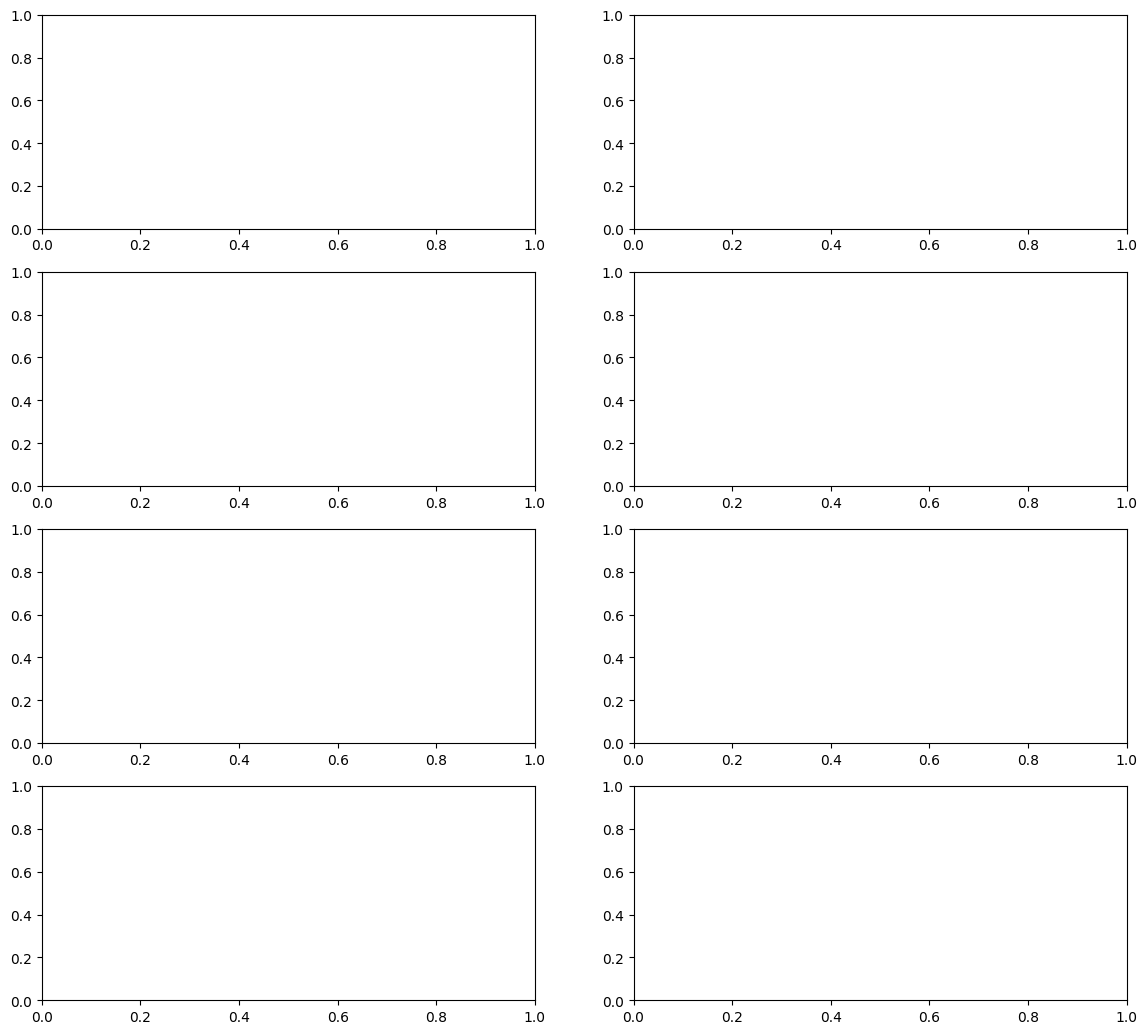
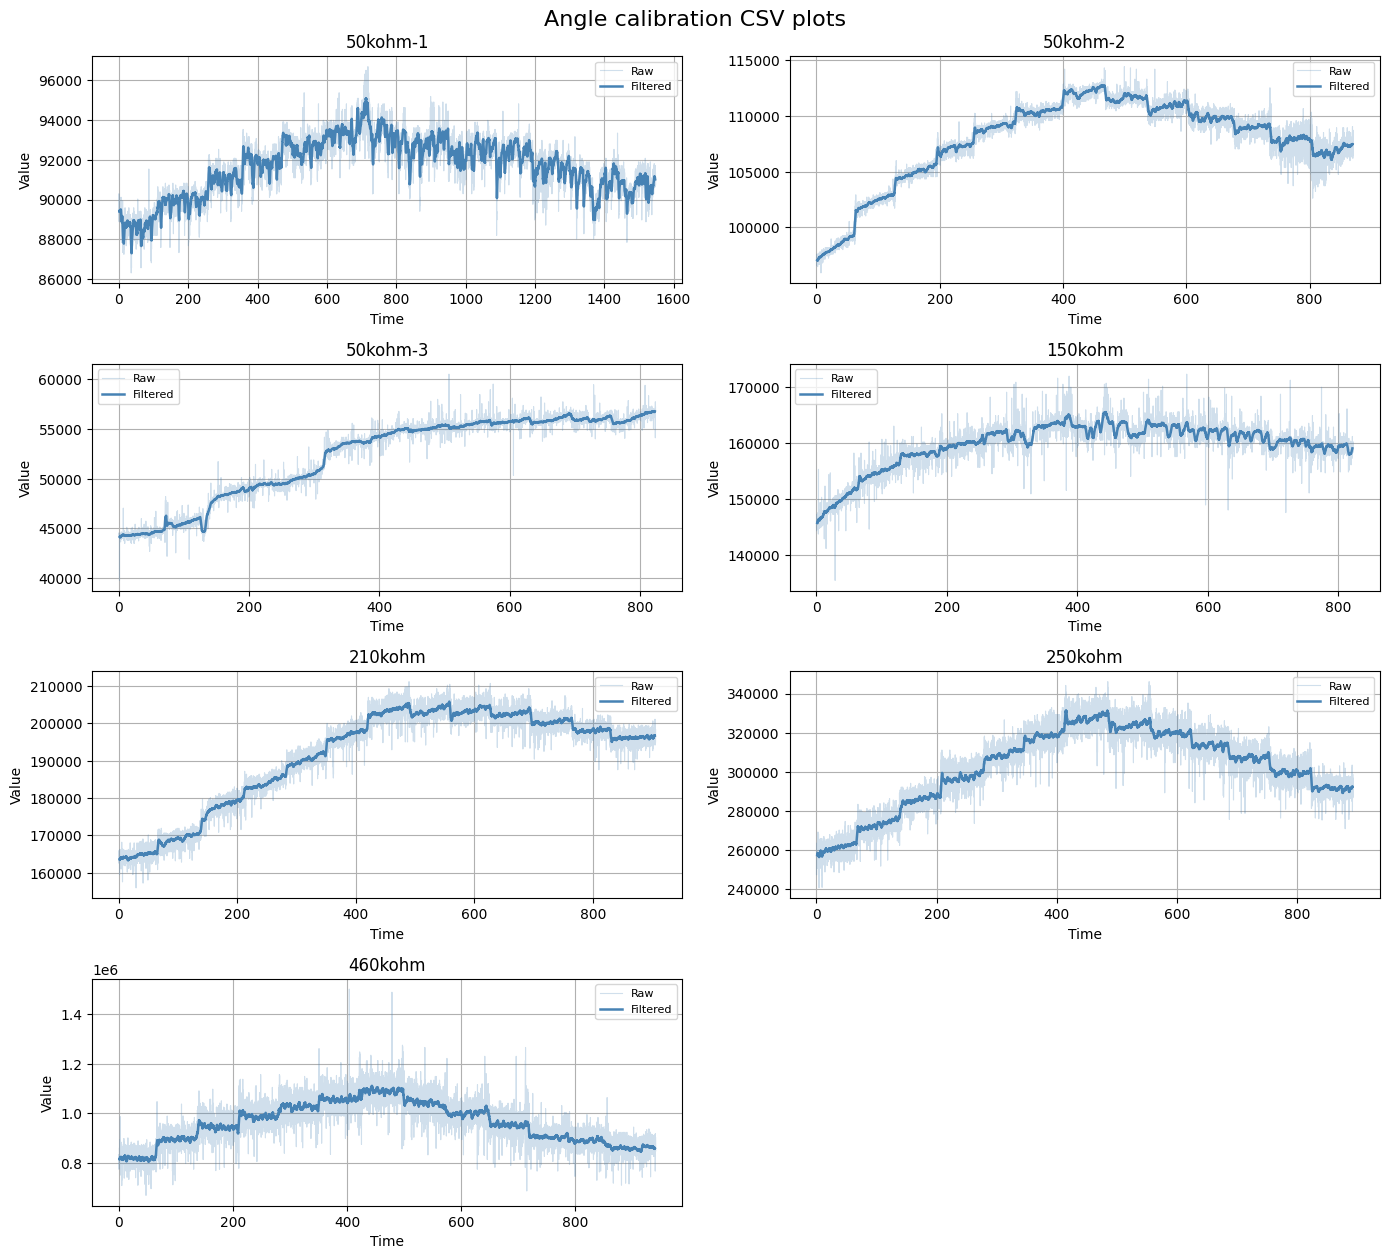
Unified diff of the notebook cell whose output changed from the first chart to the second:
--- before
+++ after
@@ -10,10 +10,5 @@
     file_path = folder / file_name
 
-    folder = Path("Angulos")
-    if not folder.exists():
-        folder = Path.cwd().parent / "Angulos"
-
-    if not folder.exists():
-        raise FileNotFoundError(f"Could not find Angulos folder. cwd={Path.cwd()}")
+    df = pd.read_csv(file_path)
 
     # Assumes column 1 = time, column 2 = values
@@ -25,5 +20,5 @@
     ax.plot(time, values, color="steelblue", alpha=0.25, linewidth=0.8, label="Raw")
     # Filtered signal — prominent on top
-    ax.plot(time, smoothed, color="steelblue", alpha=1.0, linewidth=1.8, label=f"MA({MA_WINDOW})")
+    ax.plot(time, smoothed, color="steelblue", alpha=1.0, linewidth=1.8, label=f"Filtered")
 
     ax.set_title(file_name.replace(".csv", ""))

Commit: lota